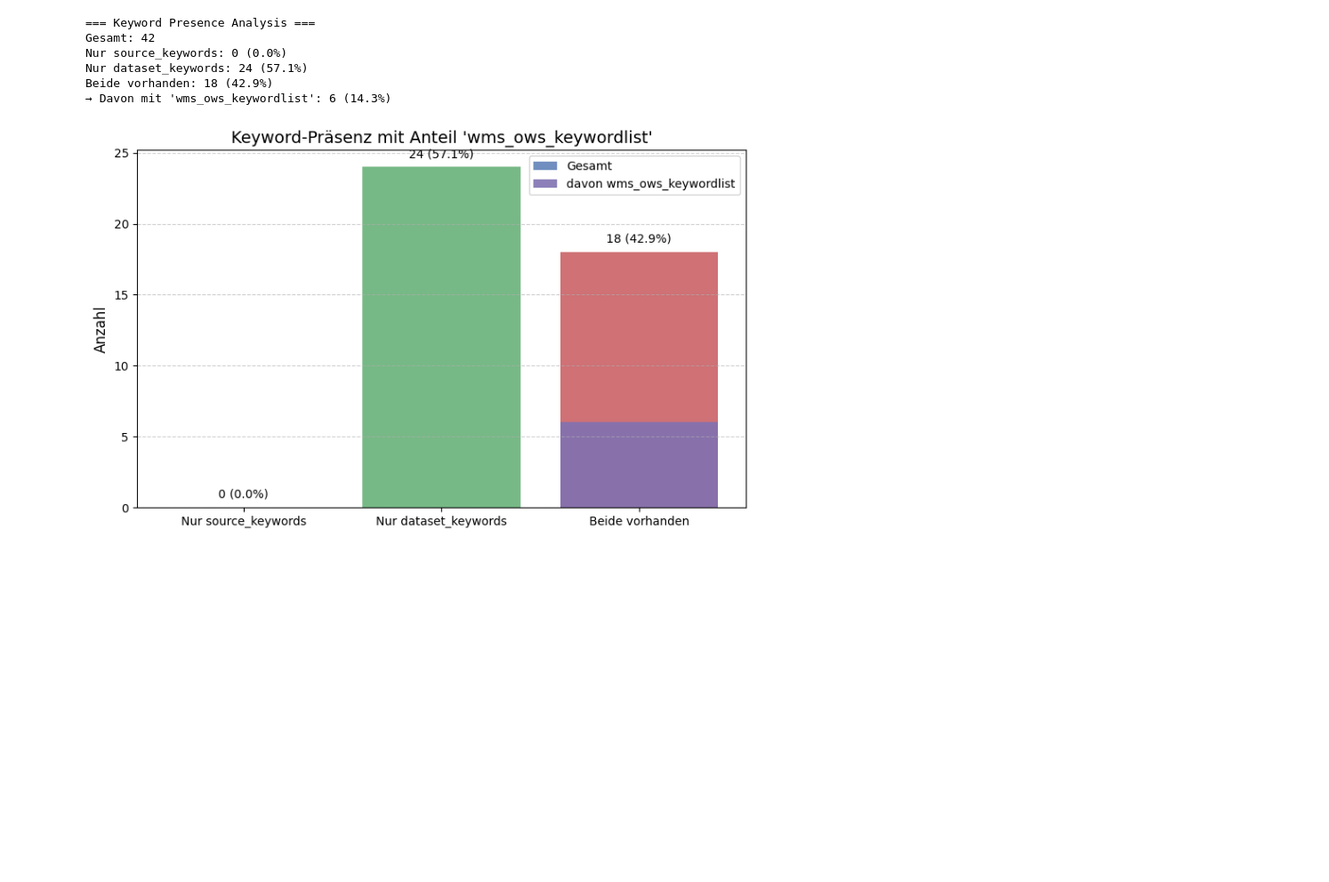
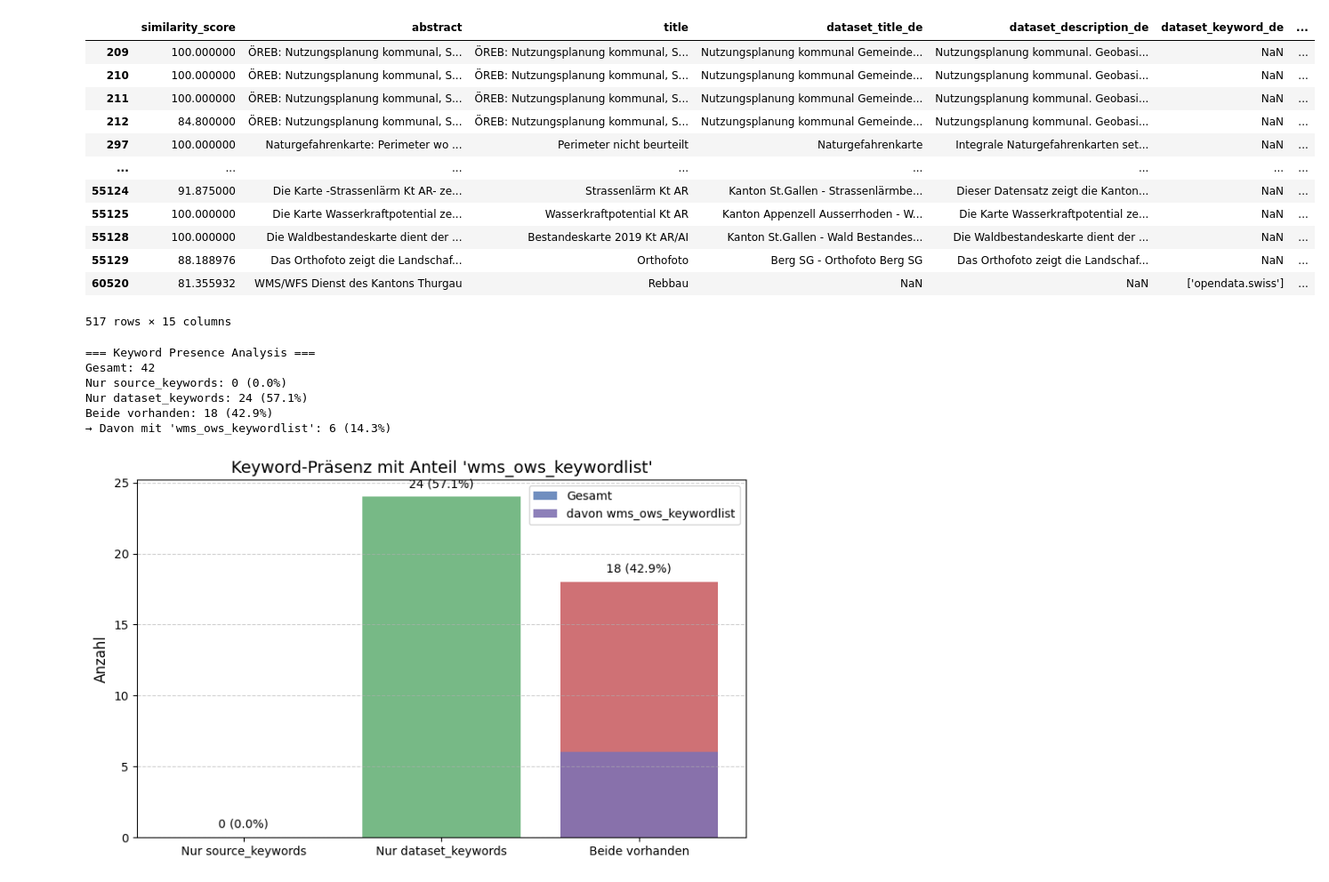
Before and after one commit to FHNW-IGEO/Geoharvester, a Jupyter notebook: scraper/geocat/keyword_finder_in_4m_2_geoharvester_pkl.ipynb, the cells around one changed output. Shown at 89% size. Drawn from its saved outputs; the diff is of its cells as text; code cells hidden in the pictures; blank space fills up the shorter version.

Commit message:
develop keyword finder

```diff
--- a/scraper/geocat/keyword_finder_in_4m_2_geoharvester_pkl.ipynb
+++ b/scraper/geocat/keyword_finder_in_4m_2_geoharvester_pkl.ipynb
@@ -35,7 +146,7 @@ fake_mod.Int64Index = Int64Index
 sys.modules["pandas.core.indexes.numeric"] = fake_mod
 
 # 🗂 Load the pickle file
-with open("90_geoharvester/merged_data.pkl", "rb") as f:
+with open("../data/_merged_data.pkl", "rb") as f:
     geoheravester_data = pickle.load(f)
 
 display(geoheravester_data)
@@ -196,3 +393,43 @@ Fuzzy description matches found: 42
+# %%
+filtered = database_4M[database_4M["similarity_score"] >= SIMILARITY_THRESHOLD]
+
+# display(filtered)
+
+result = filtered[
+    [
+        "similarity_score",
+        "abstract",
+        "title",
+        "dataset_title_de",
+        "dataset_description_de",
+        "dataset_keyword_de",
+        "dataset_description_fr",
+        "dataset_description_it",
+        "dataset_description_en",
+        "dataset_description_rm",
+        "distribution_description_de",
+        "distribution_description_fr",
+        "distribution_description_it",
+        "distribution_description_en",
+        "distribution_description_rm"
+    ]
+]
+
+display(result)
+# %% [output]
+|  | similarity_score | abstract | title | dataset_title_de | dataset_description_de | dataset_keyword_de | ... |
+| 209 | 100.000000 | ÖREB: Nutzungsplanung kommunal, S... | ÖREB: Nutzungsplanung kommunal, S... | Nutzungsplanung kommunal Gemeinde... | Nutzungsplanung kommunal. Geobasi... | NaN | ... |
+| 210 | 100.000000 | ÖREB: Nutzungsplanung kommunal, S... | ÖREB: Nutzungsplanung kommunal, S... | Nutzungsplanung kommunal Gemeinde... | Nutzungsplanung kommunal. Geobasi... | NaN | ... |
+| 211 | 100.000000 | ÖREB: Nutzungsplanung kommunal, S... | ÖREB: Nutzungsplanung kommunal, S... | Nutzungsplanung kommunal Gemeinde... | Nutzungsplanung kommunal. Geobasi... | NaN | ... |
+| 212 | 84.800000 | ÖREB: Nutzungsplanung kommunal, S... | ÖREB: Nutzungsplanung kommunal, S... | Nutzungsplanung kommunal Gemeinde... | Nutzungsplanung kommunal. Geobasi... | NaN | ... |
+| 297 | 100.000000 | Naturgefahrenkarte: Perimeter wo ... | Perimeter nicht beurteilt | Naturgefahrenkarte | Integrale Naturgefahrenkarten set... | NaN | ... |
+| ... | ... | ... | ... | ... | ... | ... | ... |
+| 55124 | 91.875000 | Die Karte -Strassenlärm Kt AR- ze... | Strassenlärm Kt AR | Kanton St.Gallen - Strassenlärmbe... | Dieser Datensatz zeigt die Kanton... | NaN | ... |
+| 55125 | 100.000000 | Die Karte Wasserkraftpotential ze... | Wasserkraftpotential Kt AR | Kanton Appenzell Ausserrhoden - W... | Die Karte Wasserkraftpotential ze... | NaN | ... |
+| 55128 | 100.000000 | Die Waldbestandeskarte dient der ... | Bestandeskarte 2019 Kt AR/AI | Kanton St.Gallen - Wald Bestandes... | Die Waldbestandeskarte dient der ... | NaN | ... |
+| 55129 | 88.188976 | Das Orthofoto zeigt die Landschaf... | Orthofoto | Berg SG - Orthofoto Berg SG | Das Orthofoto zeigt die Landschaf... | NaN | ... |
+| 60520 | 81.355932 | WMS/WFS Dienst des Kantons Thurgau | Rebbau | NaN | NaN | ['opendata.swiss'] | ... |
+517 rows × 15 columns
 # %%
 import numpy as np
 import matplotlib.pyplot as plt
```
Also changed, not shown: parts of 20 cells of this notebook, 12 other files.
